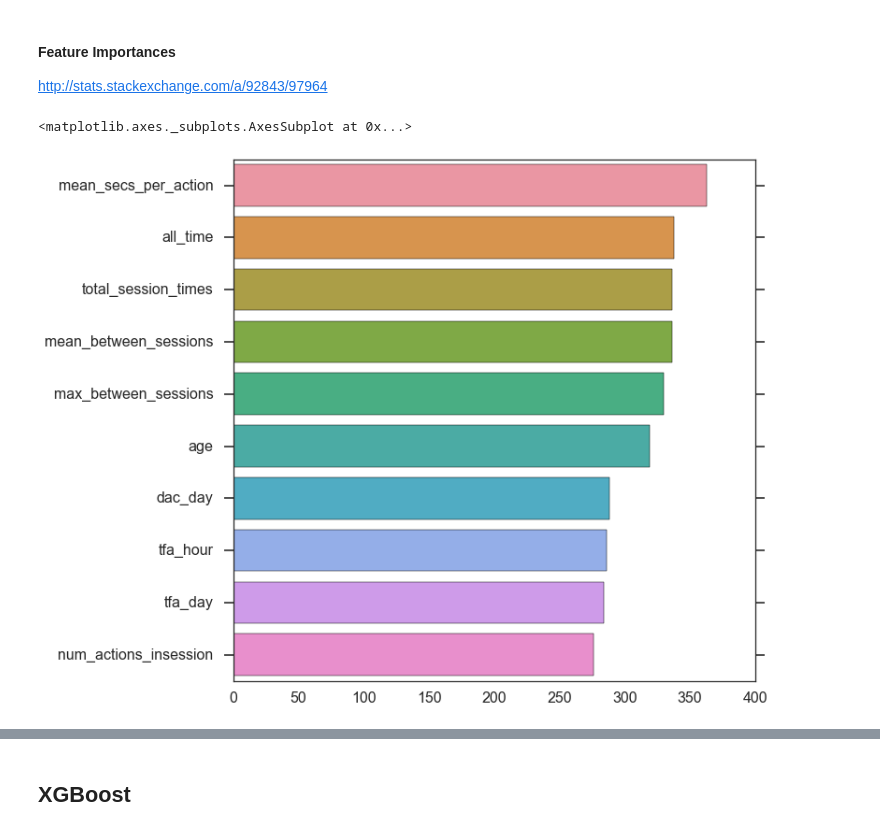
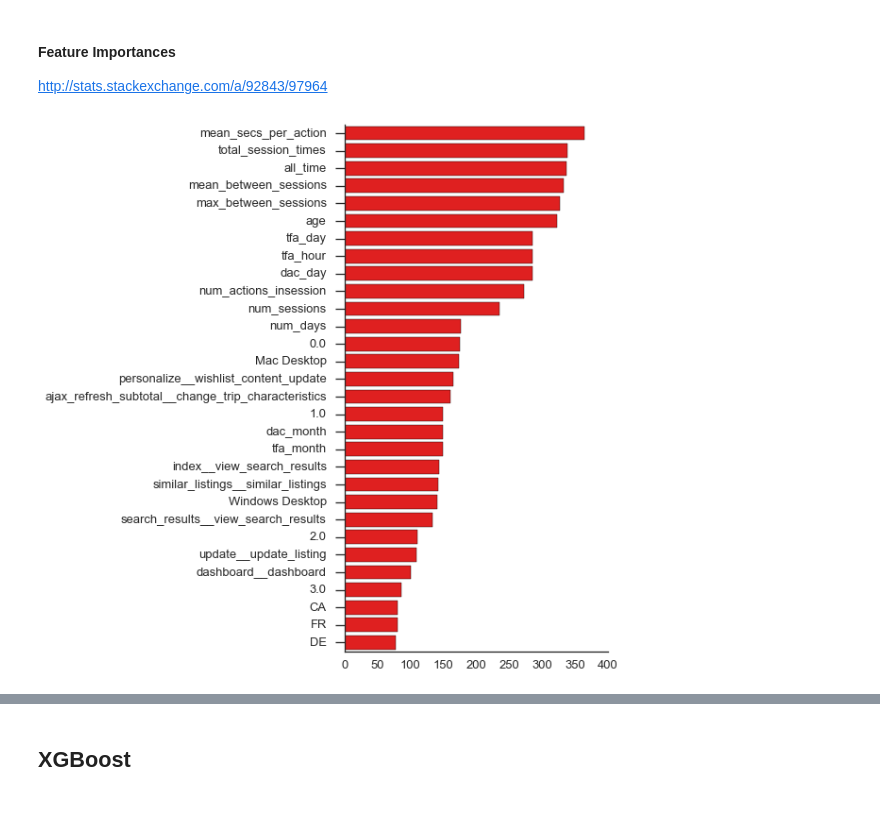
Before and after one commit to darkruby501/AirBnBKaggle, a Jupyter notebook: FINAL - Consolidated.ipynb, the cells around one changed output, grey strips where cells are left out. Saved outputs shown, nothing was run; the diff lists cells and outputs as text; code cells hidden in the pictures.

```diff
--- a/FINAL - Consolidated.ipynb
+++ b/FINAL - Consolidated.ipynb
@@ -693,5 +714,5 @@ X['age'] = scaler.fit_transform(X['age'])
 # %%
 from sklearn.linear_model import LogisticRegressionCV
-LR = LogisticRegressionCV(Cs=[0,1e-4],class_weight='balanced',scoring=ndcg_scorer) #class_weight='balanced'
+LR = LogisticRegressionCV(class_weight='balanced',scoring=ndcg_scorer) #class_weight='balanced'
 LR.fit(X,y)
 # %% [output]
@@ -747,5 +766,5 @@ Because . . . inherently multiclass . . . non-linearities
 from sklearn.ensemble import RandomForestClassifier
 #X = Xsave
 # %%
-RF = RandomForestClassifier(n_estimators=400,max_features=30,n_jobs=-1) #,class_weight='balanced')
+RF = RandomForestClassifier(n_estimators=100,max_features=30,n_jobs=-1) #,class_weight='balanced')
 RF.fit(X,y)
@@ -779,7 +791,7 @@ grid.fit(X,y)
 #### Classificatior Report and Confusion Matrix
 # %%
 #Requires predictions from train test split.
-RF = RandomForestClassifier(n_estimators=200,max_features=30,n_jobs=-1,class_weight='balanced') #,class_weight='balanced')
+RF = RandomForestClassifier(n_estimators=200,max_features=30,n_jobs=-1,class_weight='balanced',oob_score=True) #,class_weight='balanced')
 
 X_train, X_test, y_train, y_test = train_test_split(X, y, test_size=0.2,random_state=42)
 RF.fit(X_train,y_train)
@@ -834,7 +862,7 @@ def plot_confusion_matrix(cm, title='Confusion matrix', cmap=plt.cm.Blues):
     plt.ylabel('True label')
     plt.xlabel('Predicted label')
 # %%
-sns.set_context("poster")
+sns.set_context("talk")
 #cm = confusion_matrix(y, clf.predict(X))
 cm = confusion_matrix(y_test, y_pred)
 np.set_printoptions(precision=2)
@@ -861,12 +889,12 @@ http://stats.stackexchange.com/a/92843/97964
 # %%
 #RF.fit(X,y)
 FeatureImportances = pd.Series(index=X.columns,data=RF.feature_importances_).sort_values(ascending=False)
 FeatureImportances = (FeatureImportances*10000).round()
-k = 10
-plt.figure(figsize=(10,10))
-sns.barplot(y=FeatureImportances.index[0:k],x=FeatureImportances.head(k))
+k = 30
+plt.figure(figsize=(5,10))
+sns.barplot(y=FeatureImportances.index[0:k],x=FeatureImportances.head(k),color='red')
+sns.despine()
 # %% [output]
-<matplotlib.axes._subplots.AxesSubplot at 0x...>
-[figure, old version]
+[figure, new version]
 # %%
 (pd.Series(index=X.columns,data=RF.feature_importances_)*10000).round()
```
Also changed, not shown: parts of 27 cells of this notebook, 6 other files.
